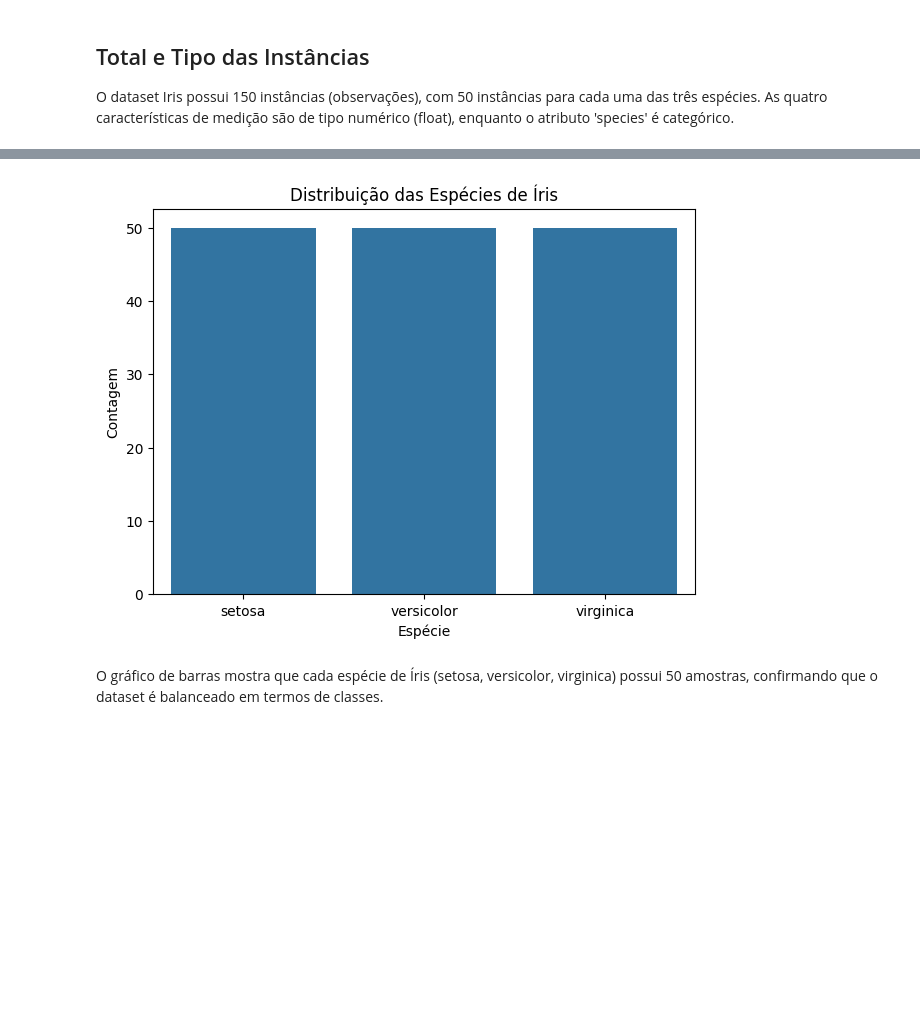
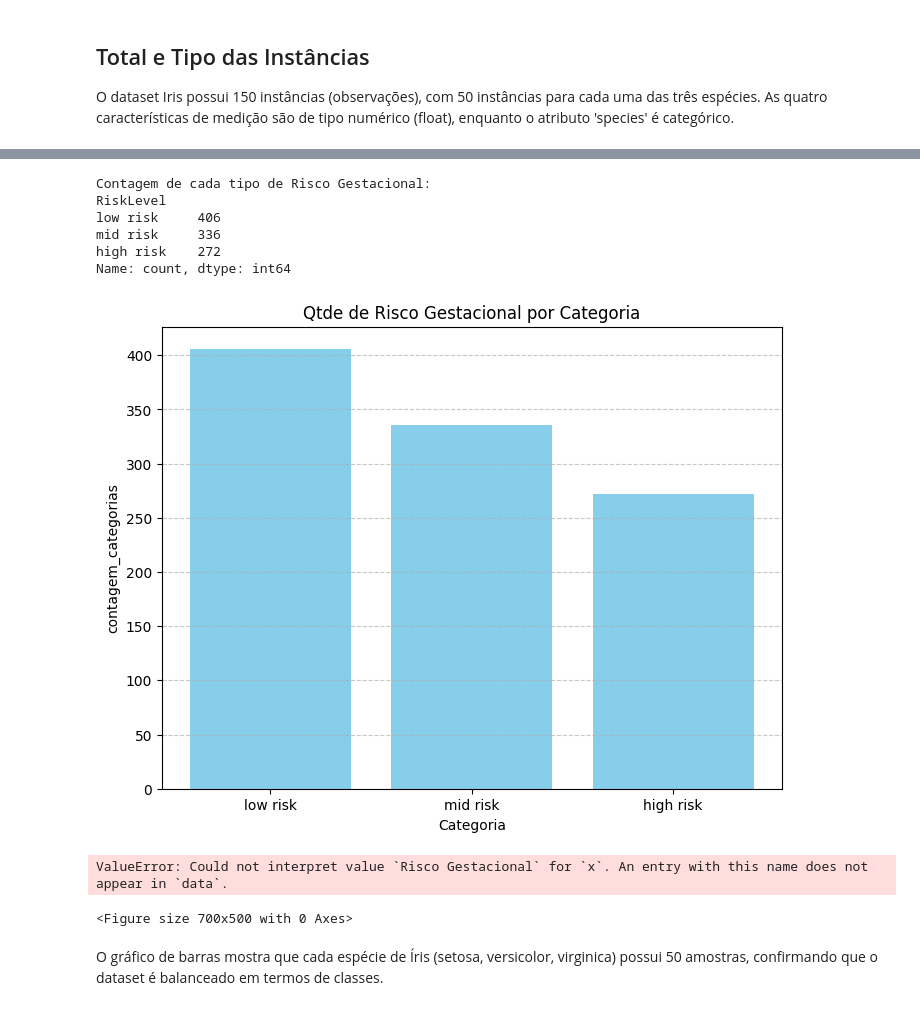
Before and after one commit to AlineFiori/MVP, a Jupyter notebook: Template_Análise_de_Dados_Pregnancy.ipynb, the cells around one changed output, grey strips where cells are left out. Cells and saved outputs as stored; diff of their text form; code cells hidden in the pictures; blank space fills up the shorter version.

```diff
--- a/Template_Análise_de_Dados_Pregnancy.ipynb
+++ b/Template_Análise_de_Dados_Pregnancy.ipynb
@@ -101,14 +104,41 @@ memory usage: 6.0+ KB
 None
+# %%
+contagem_risco = df['RiskLevel'].value_counts()
+print("\nContagem de cada tipo de Risco Gestacional:")
+print(contagem_risco)
+# %% [output]
+Contagem de cada tipo de Risco Gestacional:
+RiskLevel
+low risk     406
+mid risk     336
+high risk    272
+Name: count, dtype: int64
+# %%
+# --- Usando Matplotlib (abordagem manual, mas flexível) ---
+# Primeiro, conte os valores
+contagem_categorias = df['RiskLevel'].value_counts()
+
+plt.figure(figsize=(8, 6))
+plt.bar(x=contagem_categorias.index, height=contagem_categorias.values, color='skyblue')
+
+plt.title('Qtde de Risco Gestacional por Categoria')
+plt.xlabel('Categoria')
+plt.ylabel('contagem_categorias')
+plt.grid(axis='y', linestyle='--', alpha=0.7)
+plt.show()
+# %% [output]
+[figure, added]
 # %%
 plt.figure(figsize=(7, 5))
 # gráfico de barras simples
-sns.countplot(x='species', data=df)
-plt.title('Distribuição das Espécies de Íris')
-plt.xlabel('Espécie')
+sns.countplot(x='Risco Gestacional', data=df)
+plt.title('Classificações de Risco Gestacional')
+plt.xlabel('RiskLevel')
 plt.ylabel('Contagem')
 plt.show()
 # %% [output]
-[figure, removed]
+ValueError: Could not interpret value `Risco Gestacional` for `x`. An entry with this name does not appear in `data`.
+<Figure size 700x500 with 0 Axes>
 # %% [markdown]
 O gráfico de barras mostra que cada espécie de Íris (setosa, versicolor, virginica) possui 50 amostras, confirmando que o dataset é balanceado em termos de classes.
 # %% [markdown]
```
Also changed, not shown: parts of 5 cells of this notebook.
